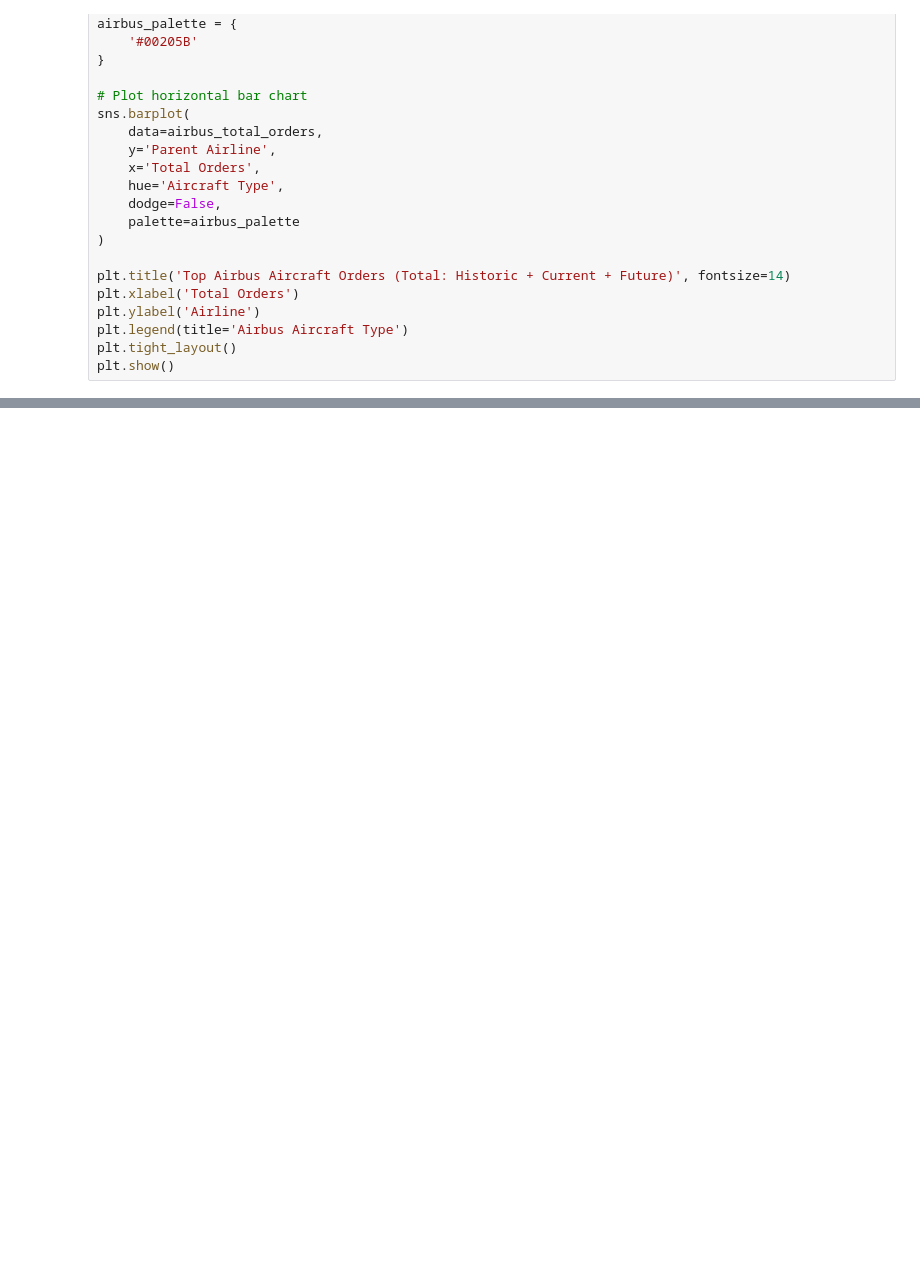
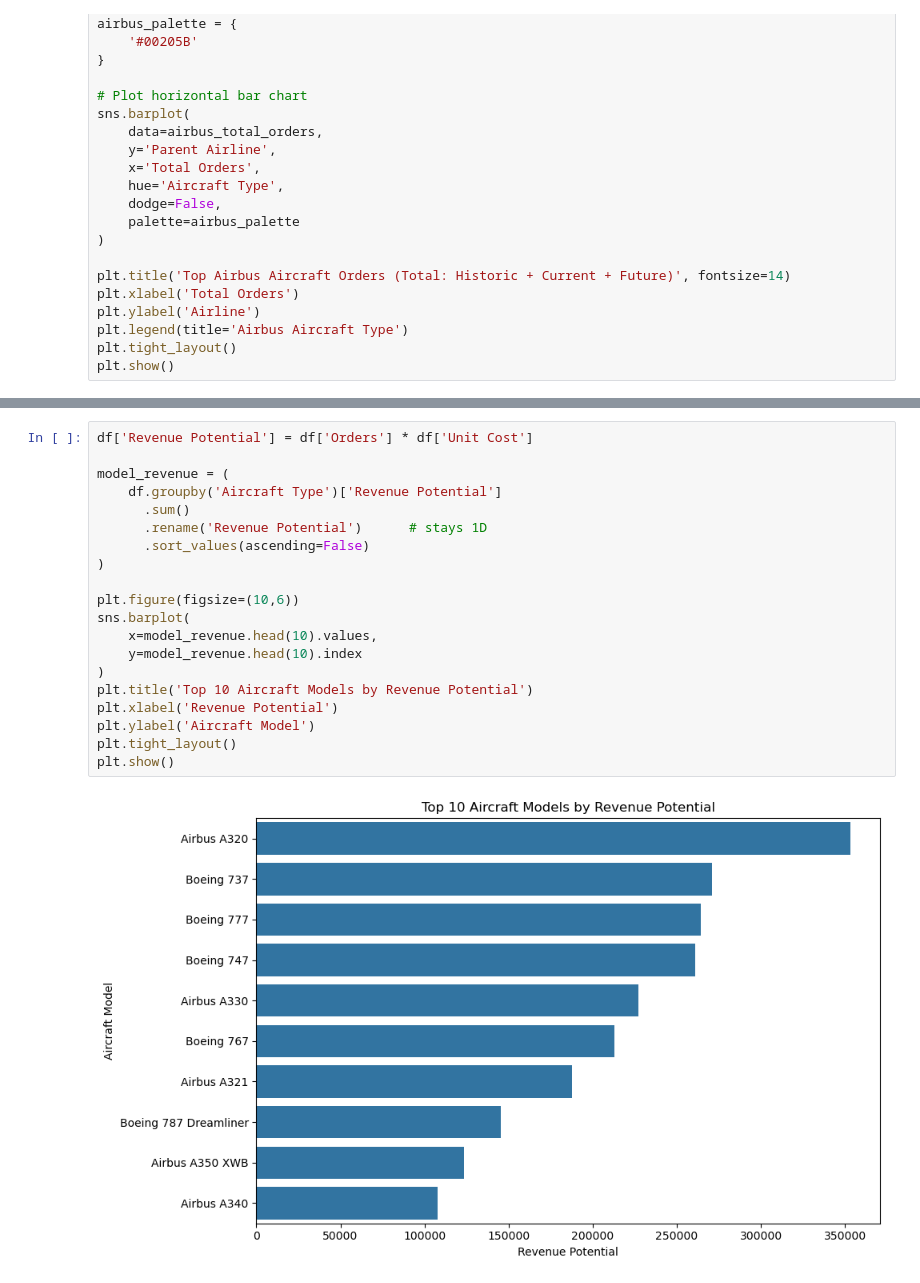
Before and after one commit to akhi-raj/boeing-vs-airbus-analysis, a Jupyter notebook: notebook/boeing_vs_airbus.ipynb, the cells around one changed output, grey strips where cells are left out. Saved outputs shown, nothing was run; the diff lists cells and outputs as text; blank space fills up the shorter version.

Commit message:
updated notebook with aricraft type revenue potential

```diff
--- a/notebook/boeing_vs_airbus.ipynb
+++ b/notebook/boeing_vs_airbus.ipynb
@@ -540,0 +471,22 @@ plt.show()
+# %%
+df['Revenue Potential'] = df['Orders'] * df['Unit Cost']
+
+model_revenue = (
+    df.groupby('Aircraft Type')['Revenue Potential']
+      .sum()
+      .rename('Revenue Potential')      # stays 1D
+      .sort_values(ascending=False)
+)
+
+plt.figure(figsize=(10,6))
+sns.barplot(
+    x=model_revenue.head(10).values,
+    y=model_revenue.head(10).index
+)
+plt.title('Top 10 Aircraft Models by Revenue Potential')
+plt.xlabel('Revenue Potential')
+plt.ylabel('Aircraft Model')
+plt.tight_layout()
+plt.show()
+# %% [output]
+[figure, added]
```
Also changed, not shown: parts of 27 cells of this notebook.
